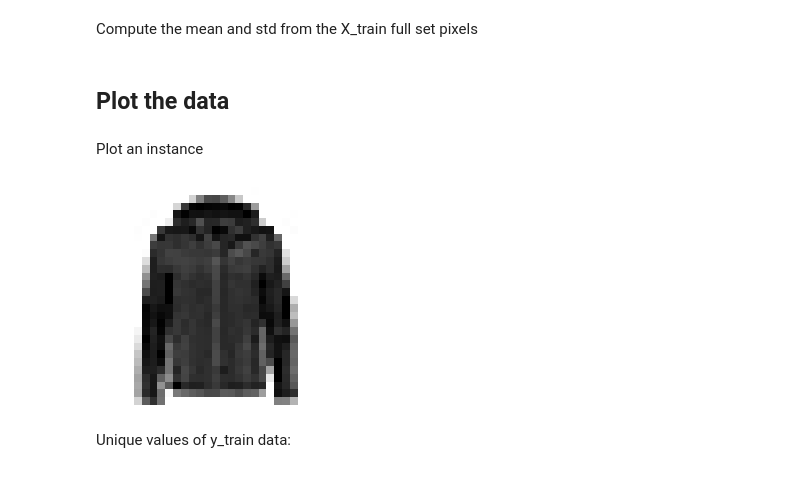
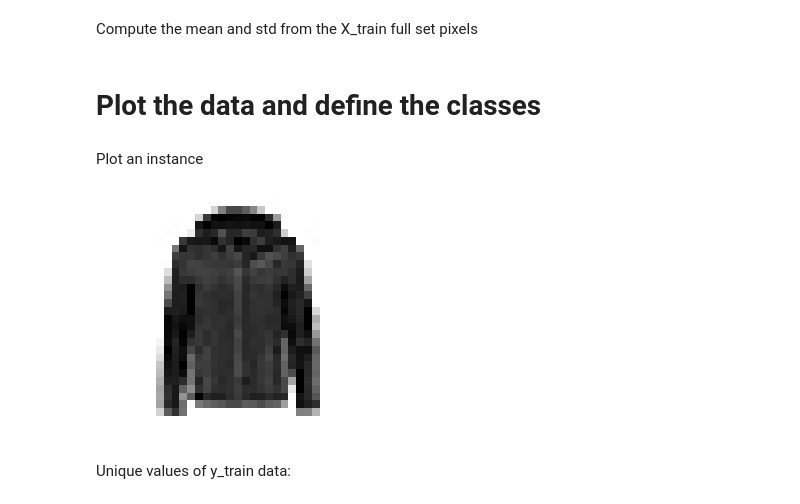
Before and after one commit to tzamalisp/dev_tasks, a Jupyter notebook: NBs/NN01 - Neural Networks Introduction - MNIST Fashion (Classification).ipynb, the cells around one changed output. Cells and saved outputs as stored; diff of their text form; code cells hidden in the pictures.

```diff
--- a/NBs/NN01 - Neural Networks Introduction - MNIST Fashion (Classification).ipynb
+++ b/NBs/NN01 - Neural Networks Introduction - MNIST Fashion (Classification).ipynb
@@ -145,15 +145,15 @@ X_train_scaled = scale_pics(X_train, pixel_means, pixel_stds)
 X_valid_scaled = scale_pics(X_valid, pixel_means, pixel_stds)
 X_test_scaled = scale_pics(X_test, pixel_means, pixel_stds)
 # %% [markdown]
-## Plot the data
+# Plot the data and define the classes
 # %% [markdown]
 Plot an instance
 # %%
-plt.imshow(X_train[0], cmap="binary")
+plt.imshow(X_train_normalized[0], cmap="binary")
 plt.axis('off')
 plt.show()
 # %% [output]
-[figure, old version]
+[figure, new version]
 # %% [markdown]
 Unique values of y_train data:
 # %%
```
Also changed, not shown: parts of 112 cells of this notebook, 1 other file.
